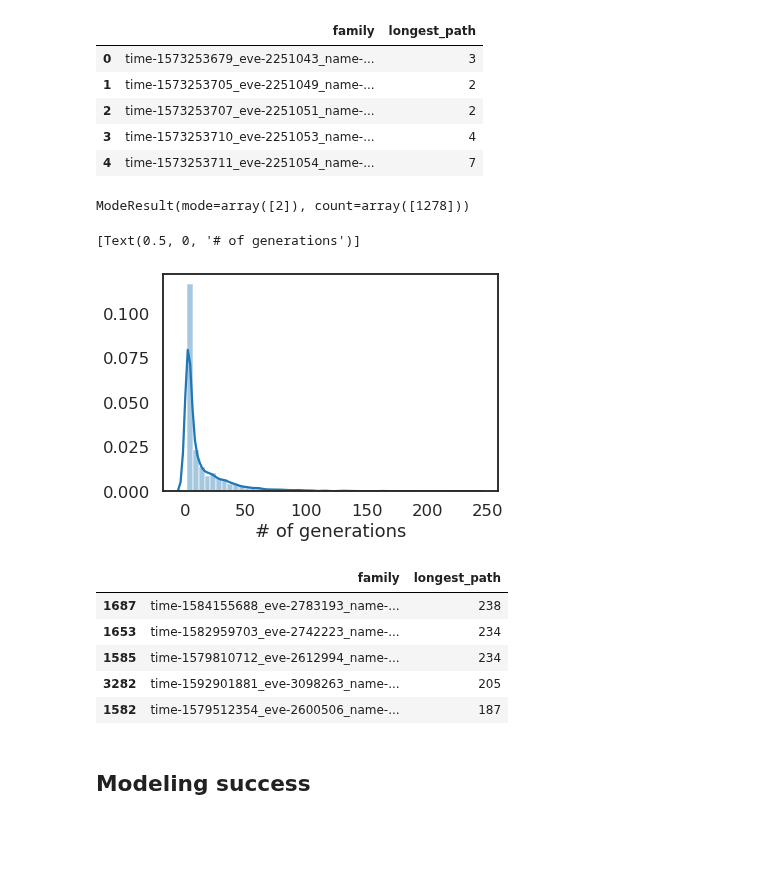
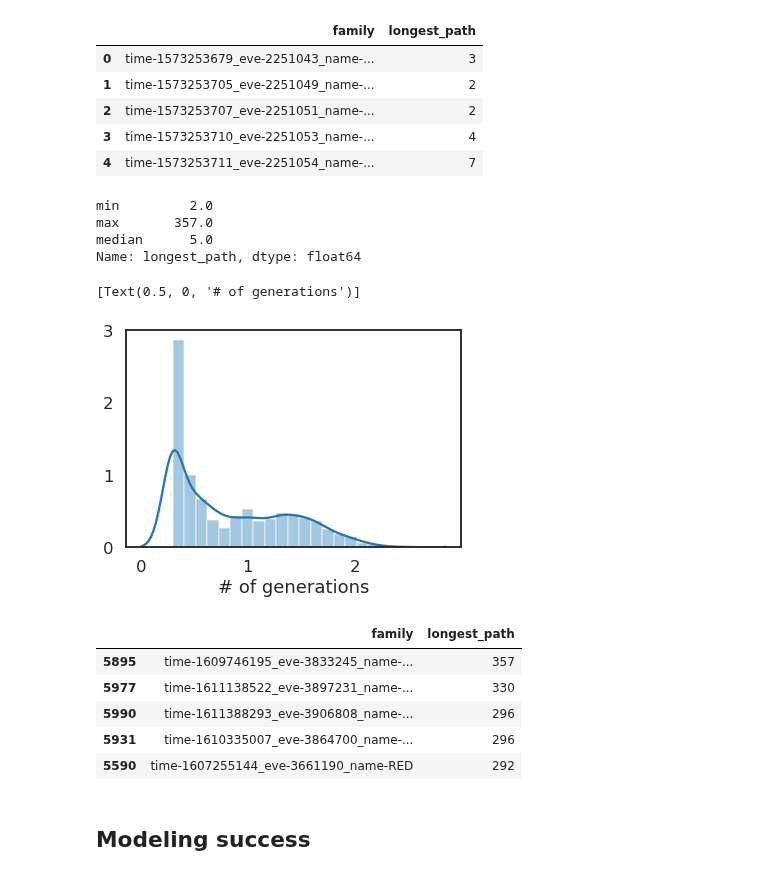
Before and after one commit to nataliavelez/OneHourOneLife, a Jupyter notebook: 2_demographics/2_6_lineage_success.ipynb, the cells around one changed output. Cells and saved outputs as stored; diff of their text form; code cells hidden in the pictures; blank space fills up the shorter version.

```diff
--- a/2_demographics/2_6_lineage_success.ipynb
+++ b/2_demographics/2_6_lineage_success.ipynb
@@ -107,0 +124,7 @@ Removing 5853 singleton families
+# %%
+idx = boundless_df.groupby(['family'])['tBirth'].transform(max) == boundless_df['tBirth']
+last_descendants = boundless_df[idx].copy()
+incomplete_fams = last_descendants[~np.isfinite(last_descendants.tDeath)].family.values
+
+print('Removing %i incomplete families' % len(incomplete_fams))
+boundless_df = boundless_df[~boundless_df['family'].isin(incomplete_fams)]
@@ -288,25 +340,29 @@ chain_df.head()
 | 2 | time-1573253707_eve-2251051_name-... | 2 |
 | 3 | time-1573253710_eve-2251053_name-... | 4 |
 | 4 | time-1573253711_eve-2251054_name-... | 7 |
-# %%
-scipy.stats.mode(chain_df['longest_path'])
-# %% [output]
-ModeResult(mode=array([2]), count=array([1278]))
+# %%
+chain_df['longest_path'].agg(['min', 'max', 'median'])
+# %% [output]
+min         2.0
+max       357.0
+median      5.0
+Name: longest_path, dtype: float64
 # %%
-ax = sns.distplot(chain_df['longest_path'])
+ax = sns.distplot(np.log10(chain_df['longest_path']))
+
 ax.set(xlabel = '# of generations')
 # %% [output]
 [Text(0.5, 0, '# of generations')]
-[figure, old version]
+[figure, new version]
 # %%
 chain_df.sort_values(by='longest_path', ascending=False).head()
 # %% [output]
 |  | family | longest_path |
-| 1687 | time-1584155688_eve-2783193_name-... | 238 |
-| 1653 | time-1582959703_eve-2742223_name-... | 234 |
-| 1585 | time-1579810712_eve-2612994_name-... | 234 |
-| 3282 | time-1592901881_eve-3098263_name-... | 205 |
-| 1582 | time-1579512354_eve-2600506_name-... | 187 |
+| 5895 | time-1609746195_eve-3833245_name-... | 357 |
+| 5977 | time-1611138522_eve-3897231_name-... | 330 |
+| 5990 | time-1611388293_eve-3906808_name-... | 296 |
+| 5931 | time-1610335007_eve-3864700_name-... | 296 |
+| 5590 | time-1607255144_eve-3661190_name-RED | 292 |
 # %% [markdown]
 ## Modeling success
 # %% [markdown]
```
Also changed, not shown: parts of 25 cells of this notebook, 2 other files.
